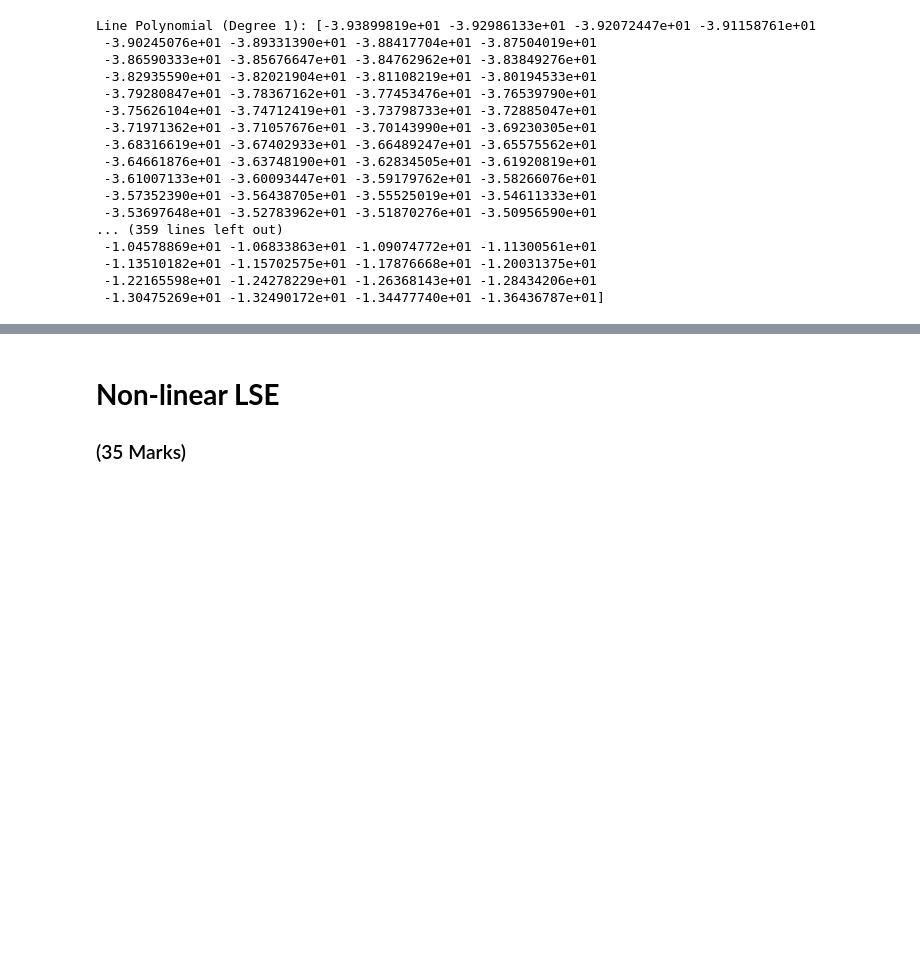
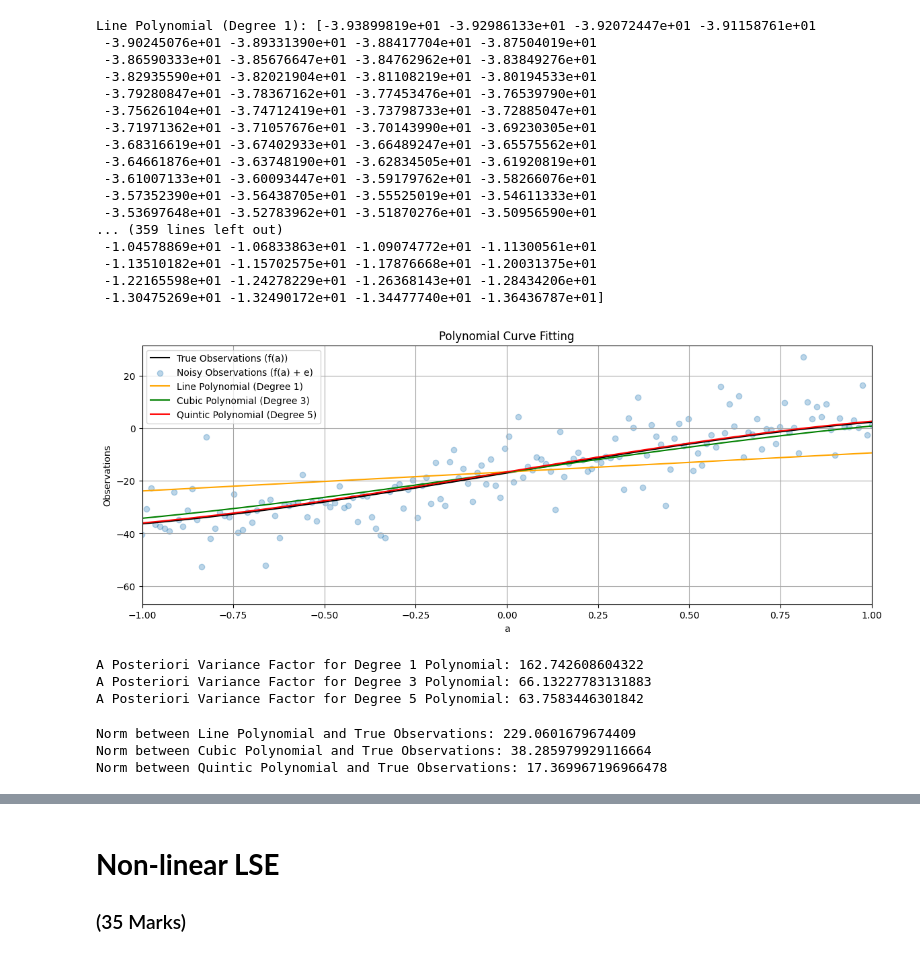
Before and after one commit to dhruvvyas0725/engg680_2024_fall, a Jupyter notebook: Lab Assignment 2/Assignment2.ipynb, the cells around one changed output, grey strips where cells are left out. Drawn from its saved outputs; the diff is of its cells as text; code cells hidden in the pictures; blank space fills up the shorter version.

Commit message:
Completed next 7 steps of linear LSE

```diff
--- a/Lab Assignment 2/Assignment2.ipynb
+++ b/Lab Assignment 2/Assignment2.ipynb
@@ -256,13 +256,24 @@ Line Polynomial (Degree 1): [-3.93899819e+01 -3.92986133e+01 -3.92072447e+01 -3.
 # %%
 # step 8
 # use the matplotlib to plot each polynomial function, noisy observations l, true observations l_true, together in one single figure
 # for the polynomials of line, cubic and quintic, use color of orange, green and red respectively.
 # (2 marks)
 
 fig, ax = plt.subplots(nrows=1, ncols=1, figsize=(14, 5))
-# ...
-
-
+ax.plot(a, l_true, label='True Observations (f(a))', color='k')
+ax.scatter(a, l, label='Noisy Observations (f(a) + e)', color='tab:blue', marker='o', alpha=0.3)
+ax.plot(a, line_uw, label='Line Polynomial (Degree 1)', color='orange')
+ax.plot(a, cubic_uw, label='Cubic Polynomial (Degree 3)', color='green')
+ax.plot(a, quintic_uw, label='Quintic Polynomial (Degree 5)', color='red')
+# Add labels, legend, and title
+ax.set_xlabel('a')
+ax.set_ylabel('Observations')
+ax.set_title('Polynomial Curve Fitting')
+ax.set_xlim(-1, 1)
+ax.legend()
+#Add grid
 ax.grid(True, which='both',ls='-',color='0.65')
-
+plt.show()
 fig.tight_layout()
+# %% [output]
+[figure, added]
@@ -274,5 +280,30 @@ fig.tight_layout()
+# %%
+# step 9
+# print the a posterier variance factor for each polynomial function
+# (3 marks)
+_, _, apv_1, _ = fit_polynomial_curve(a,l, P, 1)
+_, _, apv_3, _ = fit_polynomial_curve(a,l, P, 3)
+_, _, apv_5, _ = fit_polynomial_curve(a,l, P, 5)
+print(f"A Posteriori Variance Factor for Degree 1 Polynomial: {apv_1}")
+print(f"A Posteriori Variance Factor for Degree 3 Polynomial: {apv_3}")
+print(f"A Posteriori Variance Factor for Degree 5 Polynomial: {apv_5}")
+# %% [output]
+A Posteriori Variance Factor for Degree 1 Polynomial: 162.742608604322
+A Posteriori Variance Factor for Degree 3 Polynomial: 66.13227783131883
+A Posteriori Variance Factor for Degree 5 Polynomial: 63.7583446301842
 # %%
 # step 10
 # compute and print the norm between the predicted observations (output from each polynomial function) and the true observations
 # (3 marks)
-# ...
+norm_line = np.linalg.norm(line_uw - l_true)
+norm_cubic = np.linalg.norm(cubic_uw - l_true)
+norm_quintic = np.linalg.norm(quintic_uw - l_true)
+
+# Print the results
+print(f"Norm between Line Polynomial and True Observations: {norm_line}")
+print(f"Norm between Cubic Polynomial and True Observations: {norm_cubic}")
+print(f"Norm between Quintic Polynomial and True Observations: {norm_quintic}")
+# %% [output]
+Norm between Line Polynomial and True Observations: 229.0601679674409
+Norm between Cubic Polynomial and True Observations: 38.285979929116664
+Norm between Quintic Polynomial and True Observations: 17.369967196966478
```
Also changed, not shown: parts of 8 cells of this notebook.
